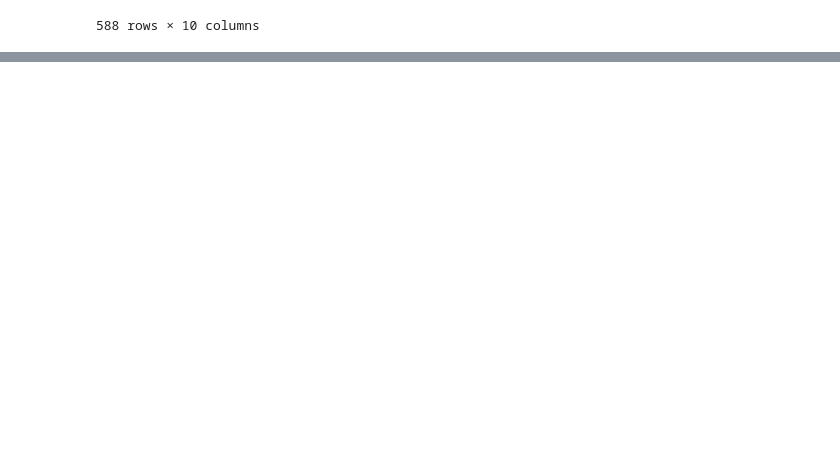
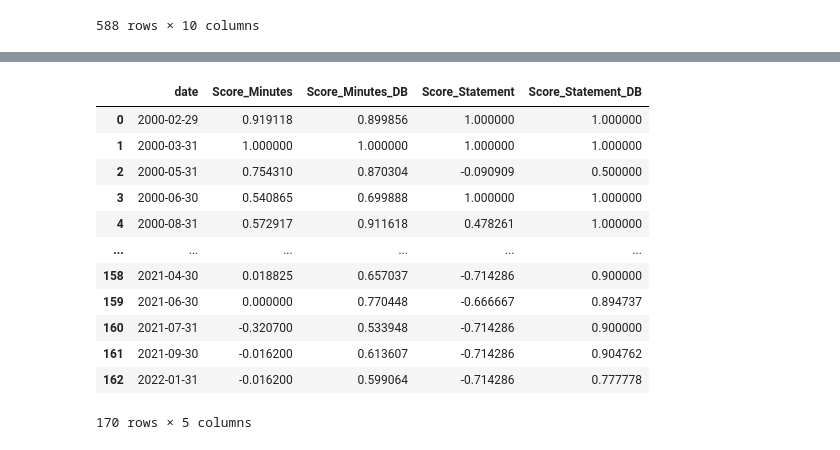
Before and after one commit to Glenmond/is3107-financial-data-warehouse, a Jupyter notebook: ravenpack_news.ipynb, the cells around one changed output, grey strips where cells are left out. Cells and saved outputs as stored; diff of their text form; code cells hidden in the pictures; blank space fills up the shorter version.

```diff
--- a/ravenpack_news.ipynb
+++ b/ravenpack_news.ipynb
@@ -87,0 +128,18 @@ news_volume_spikes_df
+# %%
+file = open("data/sentiment_data/historical/final_df.pickle", "rb")
+final_df = pickle.load(file)
+final_df
+# %% [output]
+|  | date | Score_Minutes | Score_Minutes_DB | Score_Statement | Score_Statement_DB |
+| 0 | 2000-02-29 | 0.919118 | 0.899856 | 1.000000 | 1.000000 |
+| 1 | 2000-03-31 | 1.000000 | 1.000000 | 1.000000 | 1.000000 |
+| 2 | 2000-05-31 | 0.754310 | 0.870304 | -0.090909 | 0.500000 |
+| 3 | 2000-06-30 | 0.540865 | 0.699888 | 1.000000 | 1.000000 |
+| 4 | 2000-08-31 | 0.572917 | 0.911618 | 0.478261 | 1.000000 |
+| ... | ... | ... | ... | ... | ... |
+| 158 | 2021-04-30 | 0.018825 | 0.657037 | -0.714286 | 0.900000 |
+| 159 | 2021-06-30 | 0.000000 | 0.770448 | -0.666667 | 0.894737 |
+| 160 | 2021-07-31 | -0.320700 | 0.533948 | -0.714286 | 0.900000 |
+| 161 | 2021-09-30 | -0.016200 | 0.613607 | -0.714286 | 0.904762 |
+| 162 | 2022-01-31 | -0.016200 | 0.599064 | -0.714286 | 0.777778 |
+170 rows × 5 columns
```
Also changed, not shown: parts of 3 cells of this notebook, 8 other files.
